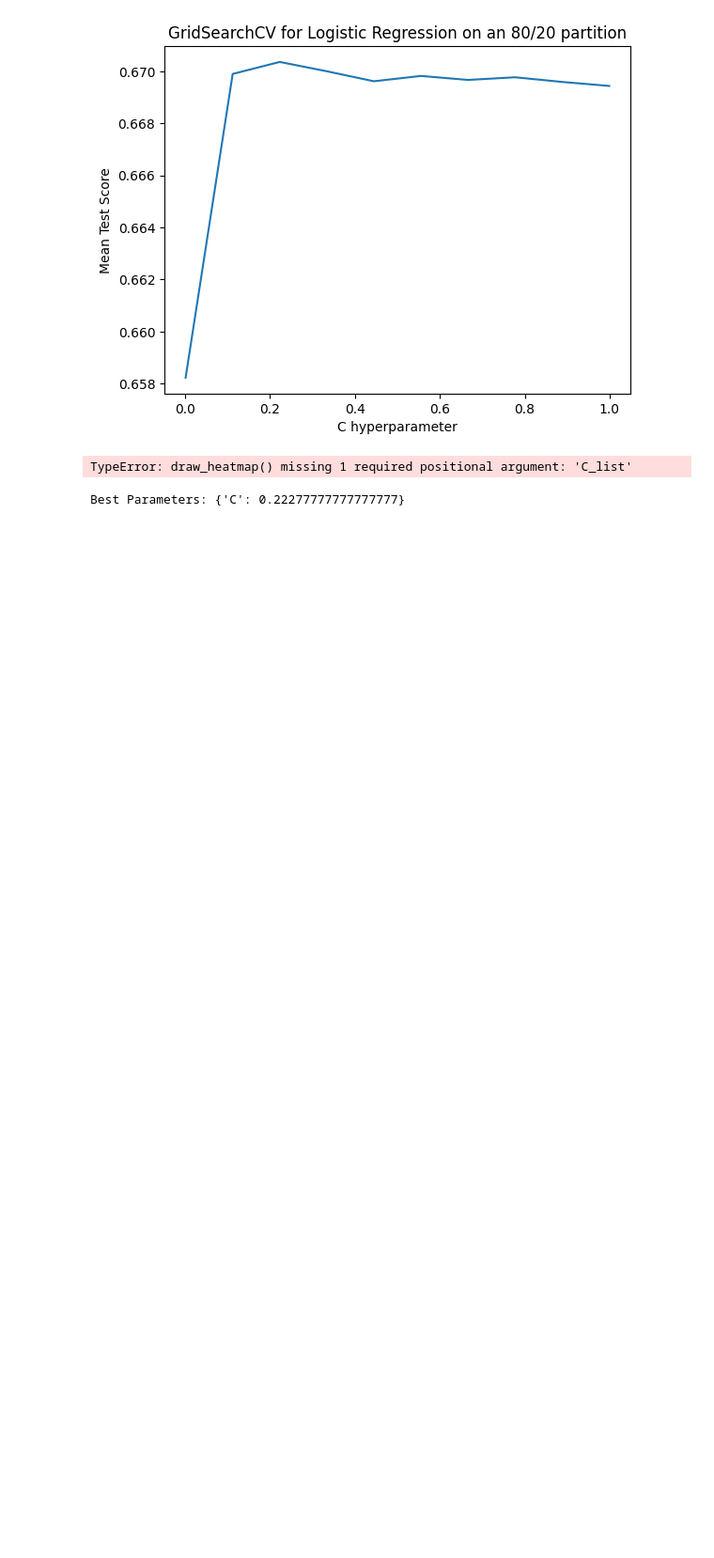
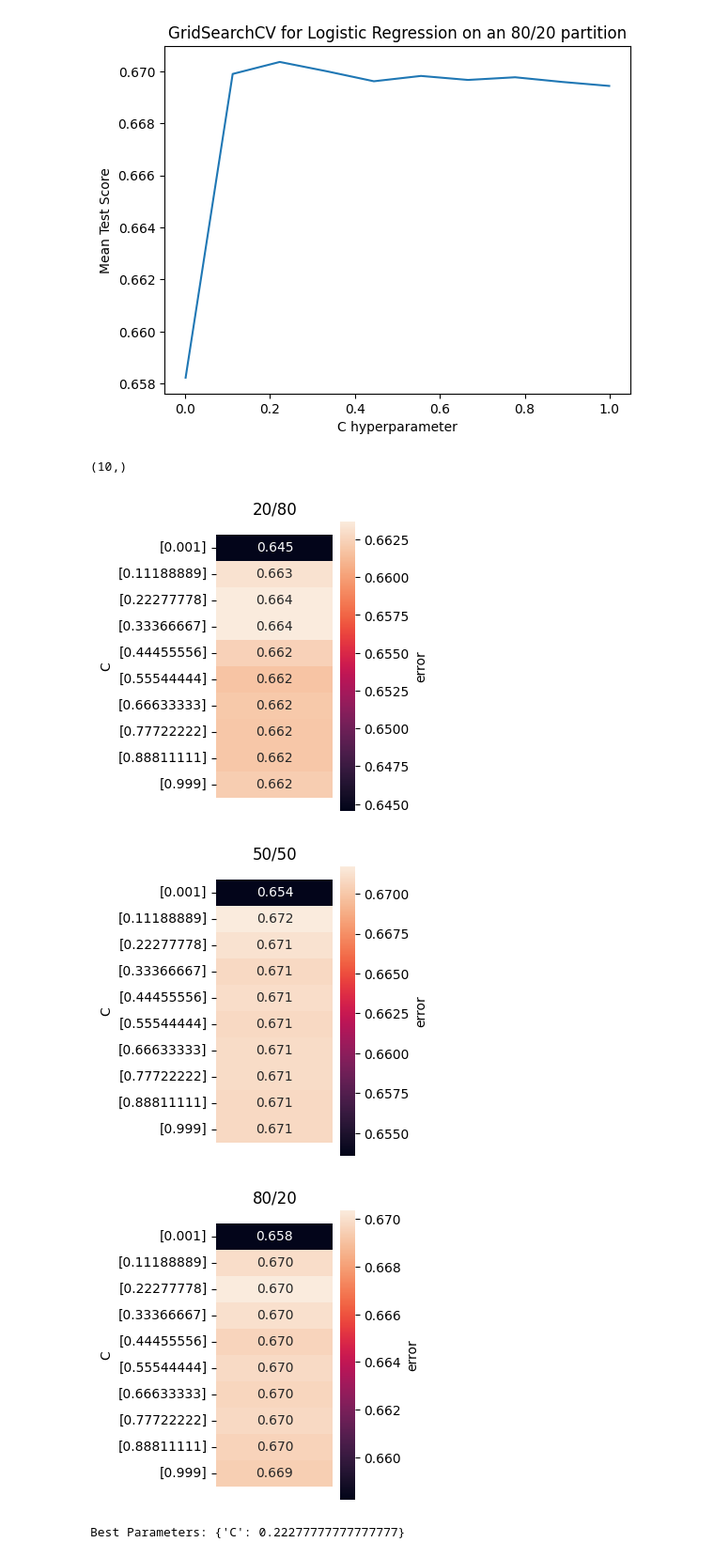
Before and after one commit to e7song/comparing-classification-algorithms, a Jupyter notebook: code/adult-code.ipynb, the cells around one changed output. Shown at 94% size. Saved outputs shown, nothing was run; the diff lists cells and outputs as text; code cells hidden in the pictures; blank space fills up the shorter version.

```diff
--- a/code/adult-code.ipynb
+++ b/code/adult-code.ipynb
@@ -26,7 +26,7 @@ import seaborn as sns
 # Draw the heatmap of training errors.
 def draw_heatmap(errors, C_list, title):
     plt.figure(figsize = (2,4))
-    ax = sns.heatmap(errors, annot=True, fmt='.3f', yticklabels=C_list, xticklabels=[])
+    ax = sns.heatmap(errors.reshape(-1, 1), annot=True, fmt='.3f', yticklabels=C_list.reshape(-1, 1), xticklabels=[])
     ax.collections[0].colorbar.set_label('error')
     ax.set(ylabel='C')
     bottom, top = ax.get_ylim()
@@ -99,11 +99,17 @@ for size in test_sizes:
 [figure]
 [figure]
 [figure]
+# %%
+splits[size].cv_results_['mean_test_score']
+# %% [output]
+(10,)
 # %%
 for size in test_sizes:
-    draw_heatmap(splits[size].cv_results_['mean_test_score'], splits[size].cv_results_['param_C'].data)
+    draw_heatmap(splits[size].cv_results_['mean_test_score'], splits[size].cv_results_['param_C'].data, f'{math.ceil(100 * (1-size))}/{math.ceil(100 * size)}')
 # %% [output]
-TypeError: draw_heatmap() missing 1 required positional argument: 'C_list'
+[figure, added]
+[figure, added]
+[figure, added]
 # %%
 # evaluating the results
 print("Best Parameters:", grid_search.best_params_)
```
Also changed, not shown: parts of 31 cells of this notebook, 4 other files.
